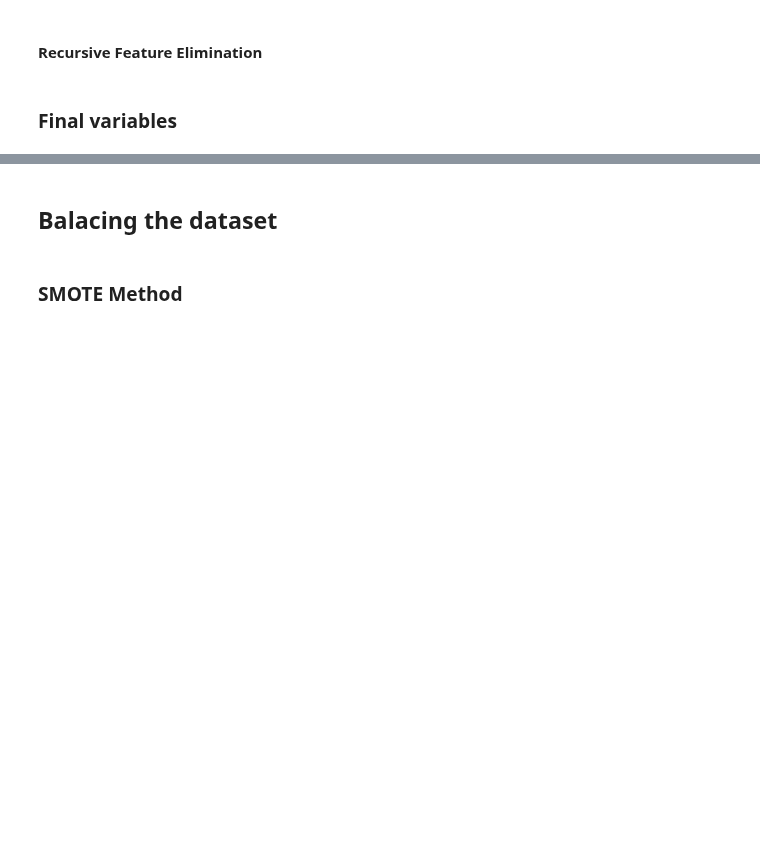
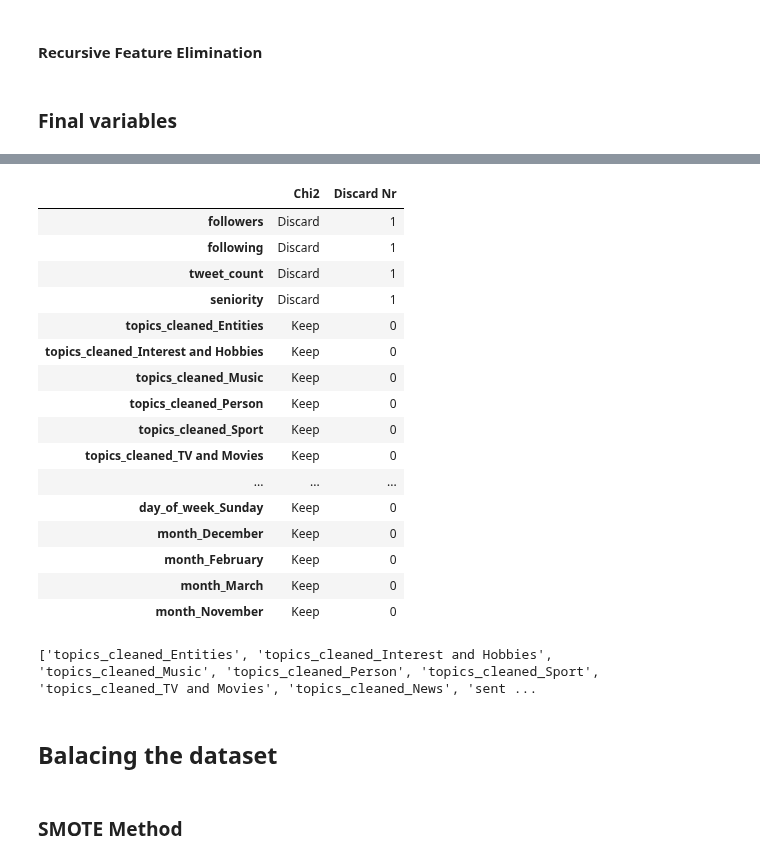
Before and after one commit to MiguelDordio/InformationFlow, a Jupyter notebook: Twitter/analysis_v2/data_prediction_ml.ipynb, the cells around one changed output, grey strips where cells are left out. Drawn from its saved outputs; the diff is of its cells as text; code cells hidden in the pictures; blank space fills up the shorter version.

```diff
--- a/Twitter/analysis_v2/data_prediction_ml.ipynb
+++ b/Twitter/analysis_v2/data_prediction_ml.ipynb
@@ -70,7 +31,8 @@ def split_data(train_df, test_df):
 BASE_FOLDER = "../../data/processed_tweets/"
 
 num_vars = ['followers', 'following', 'tweet_count', 'seniority']
-cat_vars = ['topics_ids', 'sentiment_enc', 'hashtags_enc', 'verified_enc', 'day_phase_enc', 'day_of_week_enc', 'month_enc']
+cat_vars = ['topics', 'sentiment', 'hashtags', 'verified', 'day_phase', 'day_of_week', 'month']
+cat_vars_enc = ['topics_ids', 'sentiment_enc', 'hashtags_enc', 'verified_enc', 'day_phase_enc', 'day_of_week_enc', 'month_enc']
 
 variables_to_predict = ['followers', 'following', 'tweet_count', 'seniority', 'verified_enc', 'day_phase_enc', 'day_of_week_enc', 'month_enc', 'topics_ids', 'sentiment_enc', 'hashtags_enc']
 # %%
@@ -176,9 +174,30 @@ num_feat_to_keep
 # %%
 cat_feat_to_keep['Discard Nr'] = cat_feat_to_keep.apply(lambda x: x.str.findall('Discard').str.len()).sum(axis = 1).astype(int)
+cat_feat_to_keep
+# %% [output]
+|  | Chi2 | Discard Nr |
+| followers | Discard | 1 |
+| following | Discard | 1 |
+| tweet_count | Discard | 1 |
+| seniority | Discard | 1 |
+| topics_cleaned_Entities | Keep | 0 |
+| topics_cleaned_Interest and Hobbies | Keep | 0 |
+| topics_cleaned_Music | Keep | 0 |
+| topics_cleaned_Person | Keep | 0 |
+| topics_cleaned_Sport | Keep | 0 |
+| topics_cleaned_TV and Movies | Keep | 0 |
+| ... | ... | ... |
+| day_of_week_Sunday | Keep | 0 |
+| month_December | Keep | 0 |
+| month_February | Keep | 0 |
+| month_March | Keep | 0 |
+| month_November | Keep | 0 |
 # %%
 cat_to_keep = cat_feat_to_keep[cat_feat_to_keep['Discard Nr'] < 1].index.tolist()
-num_to_keep = num_feat_to_keep[num_feat_to_keep['Discard Nr'] < 2].index.to_list()
+num_to_keep = num_feat_to_keep[num_feat_to_keep['Discard Nr'] < 3].index.to_list()
 print(cat_to_keep + num_to_keep)
+# %% [output]
+['topics_cleaned_Entities', 'topics_cleaned_Interest and Hobbies', 'topics_cleaned_Music', 'topics_cleaned_Person', 'topics_cleaned_Sport', 'topics_cleaned_TV and Movies', 'topics_cleaned_News', 'sent ...
 # %%
 X_train = X_train[cat_to_keep].copy()
 X_train[num_to_keep] = X_train_num_scaled[num_to_keep]
```
Also changed, not shown: parts of 25 cells of this notebook, 2 other files.
